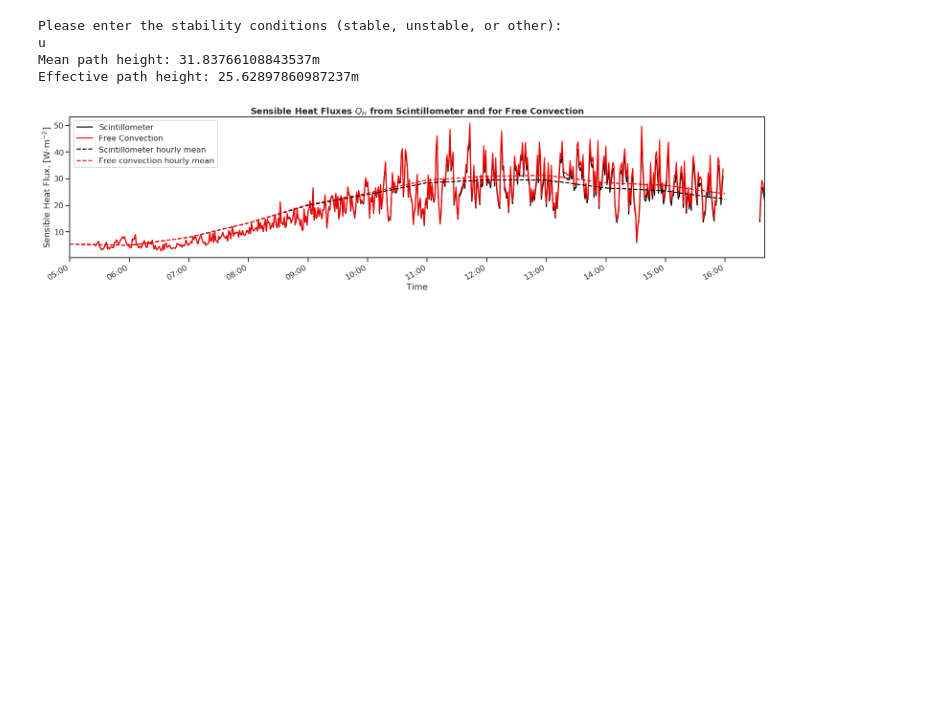
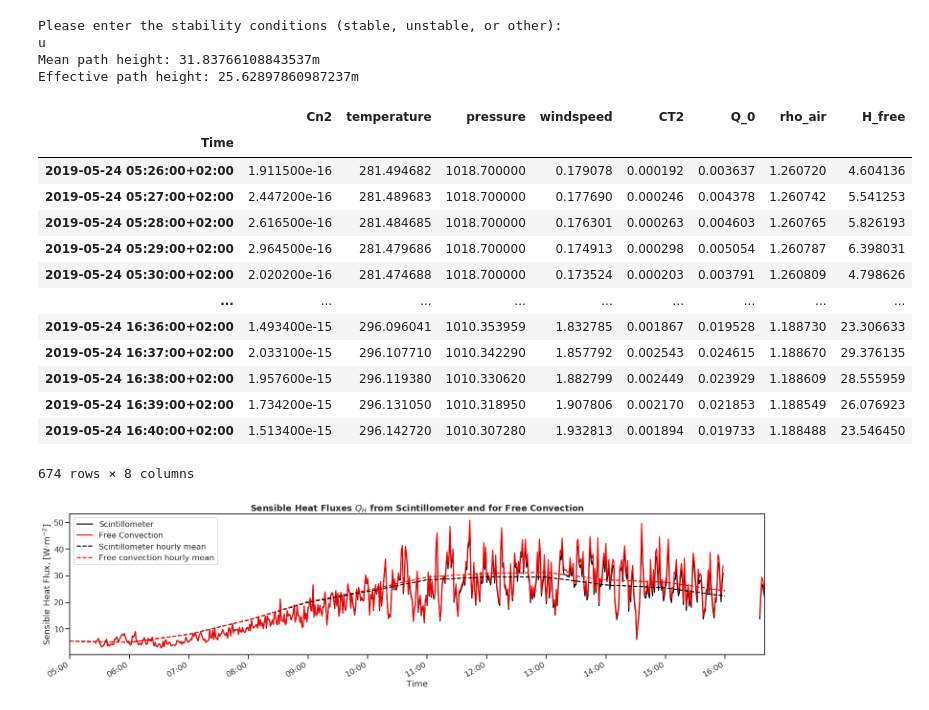
Before and after one commit to gampnico/ss19-feldkurs, a Jupyter notebook: Pycode/preliminary_plots.ipynb, the cells around one changed output. Saved outputs shown, nothing was run; the diff lists cells and outputs as text; code cells hidden in the pictures; blank space fills up the shorter version.

```diff
--- a/Pycode/preliminary_plots.ipynb
+++ b/Pycode/preliminary_plots.ipynb
@@ -41,6 +41,23 @@ Please enter the stability conditions (stable, unstable, or other):
 u
 Mean path height: 31.83766108843537m
 Effective path height: 25.62897860987237m
+# %%
+cdf
+# %% [output]
+|  | Cn2 | temperature | pressure | windspeed | CT2 | Q_0 | rho_air | H_free |
+| Time |  |  |  |  |  |  |  |  |
+| 2019-05-24 05:26:00+02:00 | 1.911500e-16 | 281.494682 | 1018.700000 | 0.179078 | 0.000192 | 0.003637 | 1.260720 | 4.604136 |
+| 2019-05-24 05:27:00+02:00 | 2.447200e-16 | 281.489683 | 1018.700000 | 0.177690 | 0.000246 | 0.004378 | 1.260742 | 5.541253 |
+| 2019-05-24 05:28:00+02:00 | 2.616500e-16 | 281.484685 | 1018.700000 | 0.176301 | 0.000263 | 0.004603 | 1.260765 | 5.826193 |
+| 2019-05-24 05:29:00+02:00 | 2.964500e-16 | 281.479686 | 1018.700000 | 0.174913 | 0.000298 | 0.005054 | 1.260787 | 6.398031 |
+| 2019-05-24 05:30:00+02:00 | 2.020200e-16 | 281.474688 | 1018.700000 | 0.173524 | 0.000203 | 0.003791 | 1.260809 | 4.798626 |
+| ... | ... | ... | ... | ... | ... | ... | ... | ... |
+| 2019-05-24 16:36:00+02:00 | 1.493400e-15 | 296.096041 | 1010.353959 | 1.832785 | 0.001867 | 0.019528 | 1.188730 | 23.306633 |
+| 2019-05-24 16:37:00+02:00 | 2.033100e-15 | 296.107710 | 1010.342290 | 1.857792 | 0.002543 | 0.024615 | 1.188670 | 29.376135 |
+| 2019-05-24 16:38:00+02:00 | 1.957600e-15 | 296.119380 | 1010.330620 | 1.882799 | 0.002449 | 0.023929 | 1.188609 | 28.555959 |
+| 2019-05-24 16:39:00+02:00 | 1.734200e-15 | 296.131050 | 1010.318950 | 1.907806 | 0.002170 | 0.021853 | 1.188549 | 26.076923 |
+| 2019-05-24 16:40:00+02:00 | 1.513400e-15 | 296.142720 | 1010.307280 | 1.932813 | 0.001894 | 0.019733 | 1.188488 | 23.546450 |
+674 rows × 8 columns
 # %%
 fig = pp.plot_free_convection(sdf, cdf)
 plt.show()
```
Also changed, not shown: parts of 3 cells of this notebook.
